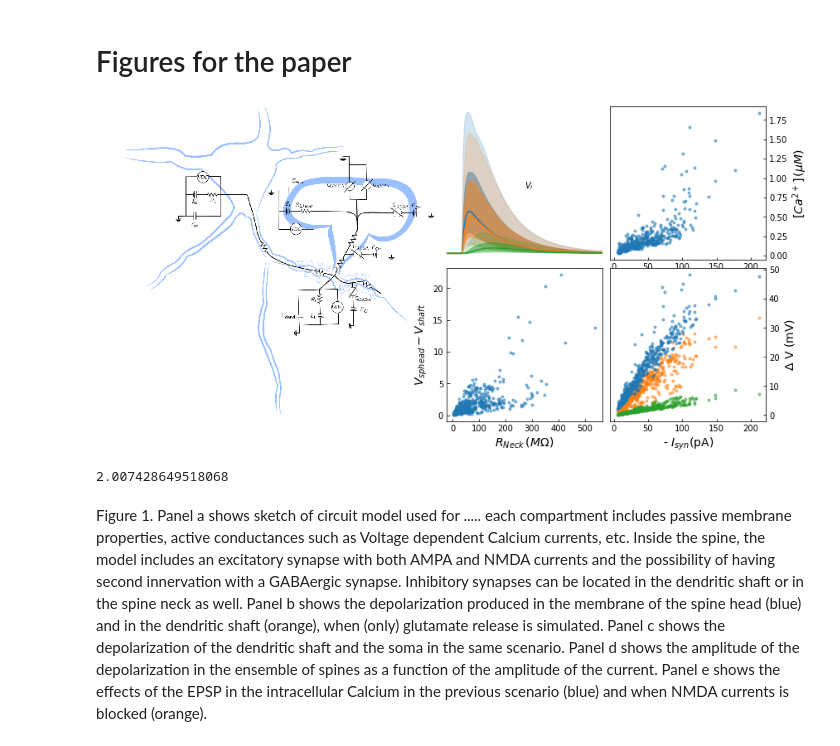
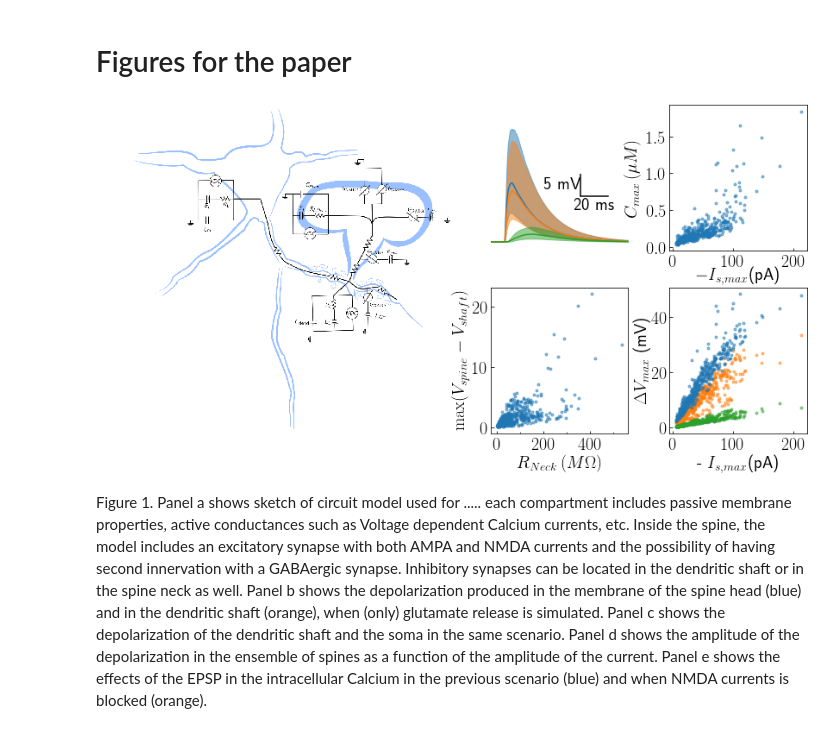
Before and after one commit to p-serna/SpineModel, a Jupyter notebook: Figures paper.ipynb, the cells around one changed output. Drawn from its saved outputs; the diff is of its cells as text; code cells hidden in the pictures.

Commit message:
Remodeling figures

```diff
--- a/Figures paper.ipynb
+++ b/Figures paper.ipynb
@@ -42,7 +64,9 @@ im = Image.open('../NeuronA.png')
 height = im.size[1]
 im = np.array(im).astype(np.float) / 255
 fig = figure(figsize=(14,7))
-gs = mpl.gridspec.GridSpec(2, 4,  wspace=0.05, hspace=0.05) # 2x3 grid
+#gs = mpl.gridspec.GridSpec(2, 4,  wspace=0.05, hspace=0.05) # 2x3 grid
+gs = mpl.gridspec.GridSpec(2, 4,  wspace=0.3, hspace=.25) # 2x3 grid
+
 ax0 = fig.add_subplot(gs[:, 0:2]) # first full col
 ax1 = fig.add_subplot(gs[0, 2]) # first row, second col
 ax4 = fig.add_subplot(gs[0, 3]) # first row, third col
@@ -56,16 +80,17 @@ ax0.set_axis_off()
 #ax4.imshow(im)
 #ax5.imshow(im)
 #ax1.imshow(im)
-plot_trace(vtracs,arange(vtracs.shape[0])*.1-200+10,ax1,c='C0')
-plot_trace(vtracsD,arange(vtracsD.shape[0])*.1-200+10,ax1,c='C1')
+plot_trace(vtracs,arange(vtracs.shape[0])*.1-200+10,ax1,c='C0',band = 1)
+plot_trace(vtracsD,arange(vtracsD.shape[0])*.1-200+10,ax1,c='C1',band = 1)
 ax1.set_xlim(0,100)
-ax1.set_ylim(-67,-20)
+ax1.set_ylim(-67,-35)
 ax1.set_axis_off()
 #plot_trace(vtracsD,arange(vtracsD.shape[0])*.1-200+10,ax2,c='C1')
 #plot_trace(vtracsS,arange(vtracsS.shape[0])*.1-200+10,ax2,c='C2')
-ax1.text(50,20-65,"$V_{i}$")
+#ax1.text(50,20-65,"$V_{i}$")
+scalebar(ax1,65,-55,20,5,xlab = '20 ms', ylab = '5 mV', color = 'k')
 
-plot_trace(vtracsS,arange(vtracsS.shape[0])*.1-200+10,ax1,c='C2')
+plot_trace(vtracsS,arange(vtracsS.shape[0])*.1-200+10,ax1,c='C2',band = 1)
 #ax2.set_xlim(0,100)
 #ax2.set_axis_off()
 #plot_trace(vtracs-vtracsD,arange(vtracs.shape[0])*.1-200+10,ax2,c='C0')
@@ -77,48 +102,57 @@ plot_trace(vtracsS,arange(vtracsS.shape[0])*.1-200+10,ax1,c='C2')
 sel = mes[:,0].argsort()
 
 ax2.plot(abs(mes[sel,0]),mes[sel,1]-mes[sel,2],'.',label="Spine head",alpha=0.5)
 
-ax2.set_xlabel("$R_{Neck}\, (M\Omega)$",fontsize = 14)
-ax2.set_ylabel("$V_{sp head}-V_{shaft}$",fontsize = 14)
+ax2.set_xlabel("$R_{Neck}\, (M\Omega)$")
+ax2.set_ylabel("$\max(V_{spine}-V_{shaft})$")
 #ax2.set_xscale("log")
 #ax2.set_yscale("log")
 
 
 #plot_trace(Ctracs,arange(Ctracs.shape[0])*.1-200+10,ax4,c='C0')
 ax4.plot(abs(mes[sel,-3]/1e-3),mes[sel,4],'.',label="Spine head",alpha=0.5)
-ax4.set_xlabel("$-I_{syn}\, (pA)$",fontsize = 14)
-ax4.set_ylabel("$[Ca^{2+}]\, (\mu M)$",fontsize = 14)
+ax4.set_xlabel("$- I_{s,max}$(pA)")
+#ax4.set_ylabel("$[Ca^{2+}]\, (\mu M)$")
+ax4.set_ylabel("$C_{max}\, (\mu M)$")
 #ax4.set_xscale("log")
 #ax4.set_yscale("log")
-ax4.yaxis.tick_right()
-ax4.yaxis.set_label_position("right")
+#ax4.yaxis.tick_right()
+#ax4.yaxis.set_label_position("right")
 #ax4.set_xlim(0,200)
 #ax4.set_axis_off()
 #ax4.set_ylim(-0.1,8.0)
 #ax3.set_ylim(-2,40)
 #ax2.set_axis_off()
 #ax4.text(120,4,"$Ca^{2+}$")
 
 sel = mes[:,-3].argsort()
 ax3.plot(abs(mes[sel,-3]/1e-3),me2[sel,4]+65,'C1.',label="Dendritic shaft",alpha=0.5)
 ax3.plot(abs(mes[sel,-3]/1e-3),mes[sel,1]+65,'C0.',label="Spine head",alpha=0.5)
 ax3.plot(abs(mes[sel,-3]/1e-3),mes[sel,3]+65,'C2.',label="Soma",alpha=0.5)
-ax3.set_xlabel("- $I_{syn}$(pA)",fontsize = 14)
-ax3.set_ylabel("$\Delta$ V (mV)",fontsize = 14)
-ax3.yaxis.tick_right()
-ax3.yaxis.set_label_position("right")
+ax3.set_xlabel("- $I_{s,max}$(pA)")
+ax3.set_ylabel("$\Delta V_{max}$ (mV)")
+#ax3.yaxis.tick_right()
+#ax3.yaxis.set_label_position("right")
 
 ax3.tick_params(direction="in")
 ax4.tick_params(which='both',direction="in")
 ax2.tick_params(direction="in")
 
+ax3.set_xticks(ticks=arange(0,300,100))
+ax4.set_xticks(ticks=arange(0,300,100))
+ax2.set_xticks(ticks=arange(0,600,200))
+
+ax2.xaxis.set_minor_locator(FixedLocator(arange(100,700,200)))
+ax2.xaxis.set_major_locator(FixedLocator(arange(0,600,200)))
+ax2.xaxis.set_tick_params(which='minor',direction='in')
+ax4.xaxis.set_label_coords(0.5,-0.12)
+ax2.yaxis.set_label_coords(-.15,0.5)
+ax3.yaxis.set_label_coords(-.13,0.5)
+#ax4.yaxis.set_label_coords(-.15,0.5)
+
 savefig("Figure_Model_1.png",dpi = 300, tight_layout = True)
 # %% [output]
-[figure, old version]
+[figure, new version]
-# %%
-(mes[sel,3]+65).mean()
-# %% [output]
-2.007428649518068
 # %% [markdown]
 Figure 1. Panel a shows sketch of circuit model used for  ..... each compartment includes passive membrane properties, active conductances such as Voltage dependent Calcium currents, etc. Inside the spine, the model includes an excitatory synapse with both AMPA and NMDA currents and the possibility of having second innervation with a GABAergic synapse. Inhibitory synapses can be located in the dendritic shaft or in the spine neck as well. Panel b shows the depolarization produced in the membrane of the spine head (blue) and in the dendritic shaft (orange), when (only) glutamate release is simulated. Panel c shows the depolarization of the dendritic shaft and the soma in the same scenario. Panel d shows the amplitude of the depolarization in the ensemble of spines as a function of the amplitude of the current. Panel e shows the effects of the EPSP in the intracellular Calcium in the previous scenario (blue) and when NMDA currents is blocked (orange).
 # %%
```
Also changed, not shown: parts of 10 cells of this notebook, 2 other files.
